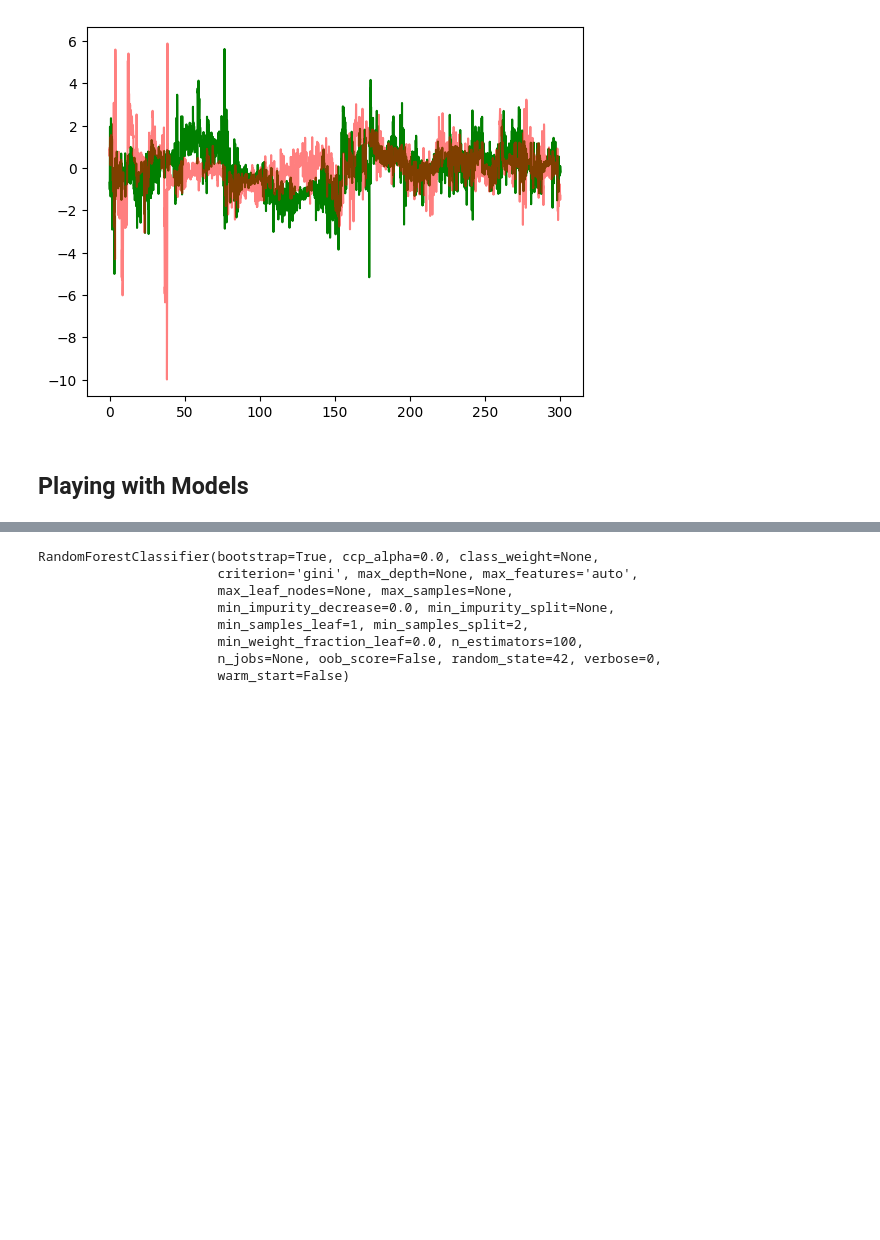
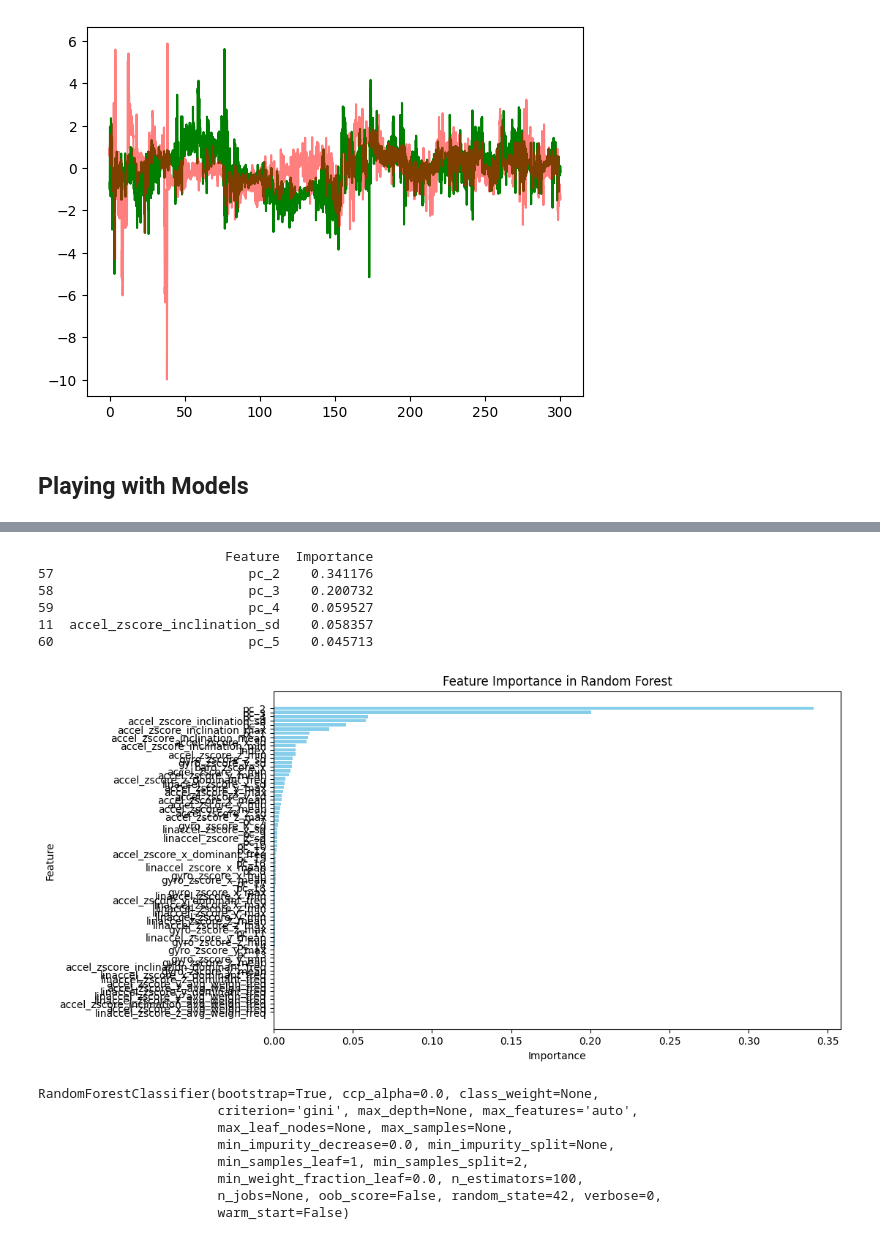
Before and after one commit to sharyz119/ml4qs_social_app, a Jupyter notebook: Emir Playground.ipynb, the cells around one changed output, grey strips where cells are left out. Saved outputs shown, nothing was run; the diff lists cells and outputs as text; code cells hidden in the pictures; blank space fills up the shorter version.

Commit message:
New corrected model with PCs

```diff
--- a/Emir Playground.ipynb
+++ b/Emir Playground.ipynb
@@ -419 +464,5 @@ full_data = pd.read_parquet(my_path+"/full_dataset.parquet.gzip")
+# %%
+my_path = 'C:/Users/ameer/Desktop/AI/ML4QS/BackUp/Emir_Datasets'
+
+full_data = pd.read_parquet(my_path+"/full_dataset.parquet.gzip")
 # %%
@@ -439,0 +523,15 @@ validation_df = validation_df.loc[:,columns_to_select]#.drop(columns=columns_to_
+# %%
+model_grid = RandomForestClassifier(bootstrap=True, ccp_alpha=0.0, class_weight=None,
+                       criterion='gini', max_depth=None, max_features=None,
+                       max_leaf_nodes=None, max_samples=None,
+                       min_impurity_decrease=0.0, min_impurity_split=None,
+                       min_samples_leaf=1, min_samples_split=2,
+                       min_weight_fraction_leaf=0.0, n_estimators=50,
+                       n_jobs=None, oob_score=False, random_state=None,
+                       verbose=0, warm_start=False)
+
+model_grid.fit(training_df.drop(columns=["SM_platform"]), training_df["SM_platform"])
+y_pred_grid = model_grid.predict(testing_df.drop(columns=["SM_platform"]))
+print(classification_report(y_pred_grid, testing_df["SM_platform"]))
+print(confusion_matrix(y_pred_grid, testing_df["SM_platform"]))
+print(accuracy_score(y_pred_grid, testing_df["SM_platform"]))
@@ -440,3 +559,31 @@ validation_df = validation_df.loc[:,columns_to_select]#.drop(columns=columns_to_
+# %%
+importances_gsmodel = model_grid.feature_importances_
+feature_names_gsmodel = training_df.drop(columns=["SM_platform"]).columns
+
+# Create a DataFrame for visualization
+feature_importance_df_gsmodel = pd.DataFrame({
+    'Feature': feature_names_gsmodel,
+    'Importance': importances_gsmodel
+}).sort_values(by='Importance', ascending=False)
+
+print(feature_importance_df_gsmodel.head())
+
+# Plot the feature importances
+plt.figure(figsize=(10, 6))
+plt.barh(feature_importance_df_gsmodel['Feature'], feature_importance_df_gsmodel['Importance'], color='skyblue')
+plt.xlabel('Importance')
+plt.ylabel('Feature')
+plt.title('Feature Importance in Random Forest')
+plt.gca().invert_yaxis()
+plt.show()
+# %% [output]
+                        Feature  Importance
+57                         pc_2    0.341176
+58                         pc_3    0.200732
+59                         pc_4    0.059527
+11  accel_zscore_inclination_sd    0.058357
+60                         pc_5    0.045713
+[figure, added]
 # %%
 rf_model = RandomForestClassifier(n_estimators=100, random_state=42)
 rf_model.fit(training_df.drop(columns=["SM_platform"]), training_df["SM_platform"])
```
Also changed, not shown: parts of 13 cells of this notebook, 1 other file.
